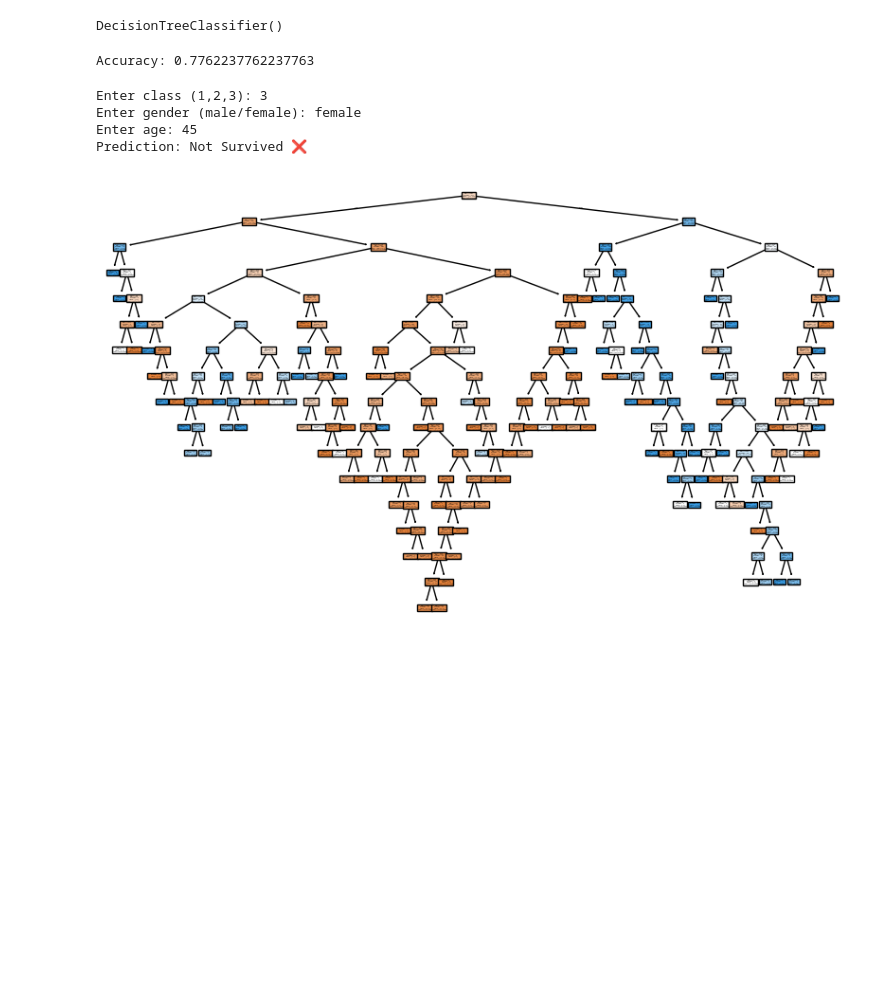
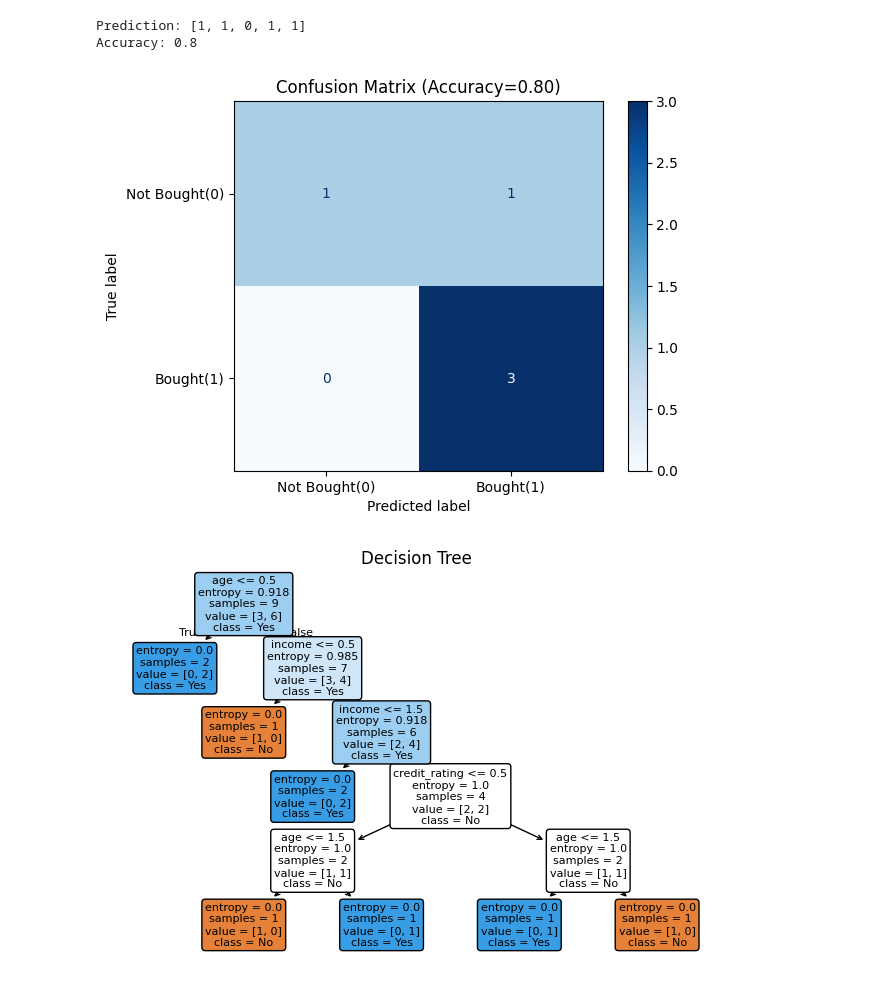
Before and after one commit to MohanaPriya-01072006/MY-Machine-Learning, a Jupyter notebook: Decision_Tree.ipynb, the cells around one changed output. Drawn from its saved outputs; the diff is of its cells as text; code cells hidden in the pictures; blank space fills up the shorter version.

```diff
--- a/Decision_Tree.ipynb
+++ b/Decision_Tree.ipynb
@@ -56,31 +1,44 @@ X_train, X_test, y_train, y_test = train_test_split(X, y, test_size=0.2, random_
-# %%
-clf = DecisionTreeClassifier()
-clf.fit(X_train, y_train)
-# %% [output]
-DecisionTreeClassifier()
-# %%
-pred = clf.predict(X_test)
-acc = accuracy_score(y_test, pred)
-print("Accuracy:", acc)
-# %% [output]
-Accuracy: 0.7762237762237763
-# %%
-pclass = int(input("Enter class (1,2,3): "))
-sex = input("Enter gender (male/female): ")
-age = float(input("Enter age: "))
-sex_num = 0 if sex == "male" else 1
-
-prediction = clf.predict([[pclass, sex_num, age]])[0]
-result = "Survived ✅" if prediction == 1 else "Not Survived ❌"
-print("Prediction:", result)
-# %% [output]
-Enter class (1,2,3): 3
-Enter gender (male/female): female
-Enter age: 45
-Prediction: Not Survived ❌
-# %%
-plt.figure(figsize=(10,6))
-plot_tree(clf, feature_names=X.columns, class_names=["Not Survived", "Survived"], filled=True)
-plt.show()
-# %% [output]
-[figure, removed]
+# %%
+import pandas as pd
+import matplotlib.pyplot as plt
+from sklearn.model_selection import train_test_split
+from sklearn.tree import DecisionTreeClassifier,plot_tree
+from sklearn.metrics import accuracy_score,ConfusionMatrixDisplay,confusion_matrix,classification_report
+from sklearn.preprocessing import LabelEncoder
+
+df=pd.read_csv('/content/ex4.csv')
+
+label_encoders={}
+for col in df.columns:
+    if df[col].dtype=='object':
+        le=LabelEncoder()
+        df[col]=le.fit_transform(df[col].astype(str))
+
+x=df.drop(columns=['buy_computer'])
+y=df['buy_computer']
+
+x_train,x_test,y_train,y_test=train_test_split(x,y,test_size=0.3,random_state=42)
+
+model=DecisionTreeClassifier(criterion='entropy',random_state=42)
+model.fit(x_train,y_train)
+
+test_prediction=model.predict(x_test)
+print("Prediction:",test_prediction.tolist())
+accuracy=accuracy_score(y_test,test_prediction)
+print("Accuracy:",accuracy)
+
+cm=confusion_matrix(y_test,test_prediction)
+disp=ConfusionMatrixDisplay(confusion_matrix=cm,display_labels=["Not Bought(0)","Bought(1)"])
+disp.plot(cmap=plt.cm.Blues)
+plt.title(f"Confusion Matrix (Accuracy={accuracy:.2f})")
+plt.show()
+
+plt.figure(figsize=(8,5))
+plot_tree(model,feature_names=x.columns,class_names=["No","Yes"],filled=True,fontsize=8,rounded=True)
+plt.title("Decision Tree")
+plt.show()
+# %% [output]
+Prediction: [1, 1, 0, 1, 1]
+Accuracy: 0.8
+[figure, added]
+[figure, added]
```
Also changed, not shown: parts of 11 cells of this notebook.
